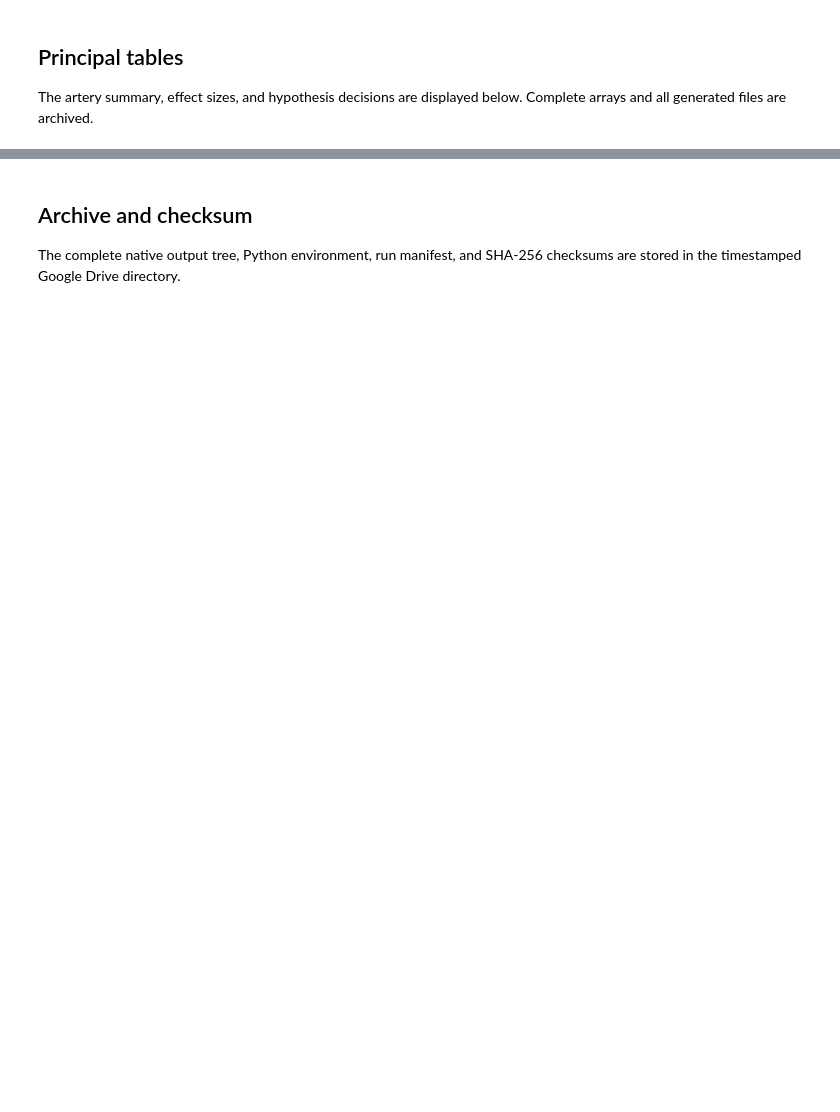
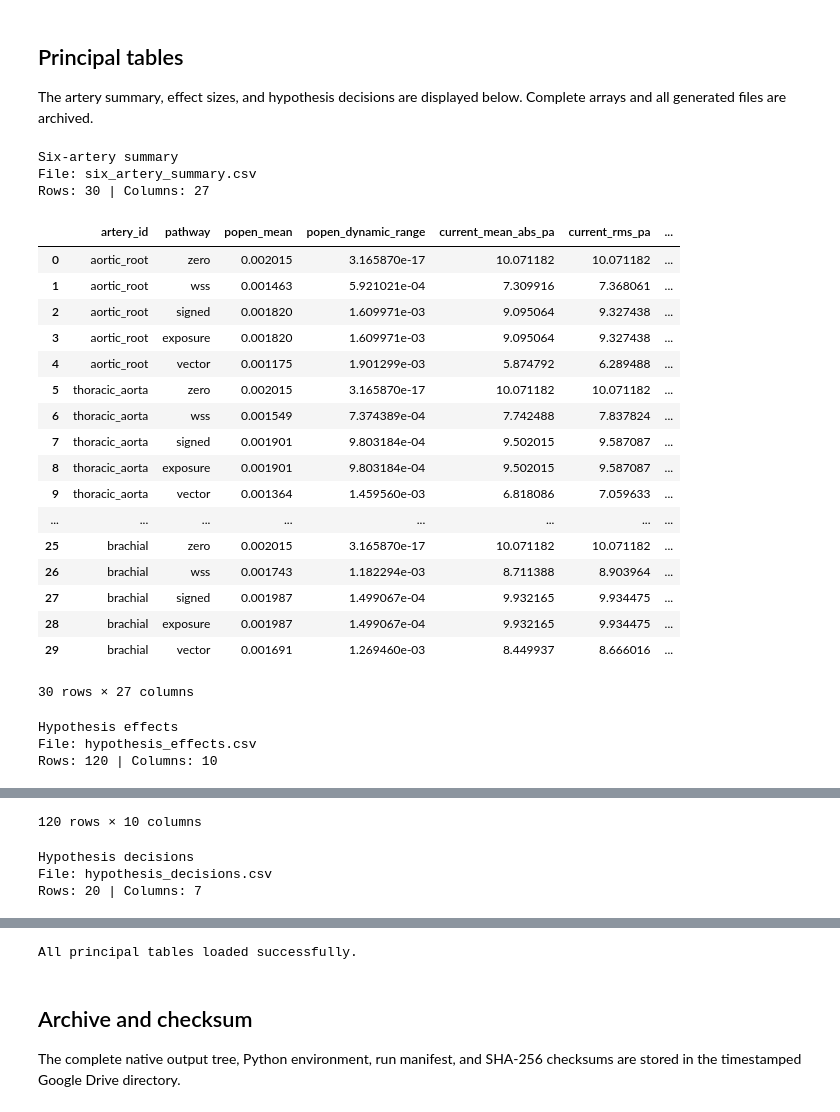
Before and after one commit to khalid-saqr/picoNewton, a Jupyter notebook: picoNewton_v4/notebooks/picoNewton_v4_colab.ipynb, the cells around one changed output, grey strips where cells are left out. Cells and saved outputs as stored; diff of their text form; code cells hidden in the pictures; blank space fills up the shorter version.

```diff
--- a/picoNewton_v4/notebooks/picoNewton_v4_colab.ipynb
+++ b/picoNewton_v4/notebooks/picoNewton_v4_colab.ipynb
@@ -110,7 +382,68 @@ print(json.dumps(validation_report,indent=2)); print('Figures:',len(figure_paths
 The artery summary, effect sizes, and hypothesis decisions are displayed below. Complete arrays and all generated files are archived.
 # %%
 from IPython.display import display
-for name in ('summary.csv','hypothesis_effects.csv','hypothesis_decisions.csv'):
-    p=LOCAL_OUTPUT/name
-    if not p.is_file(): raise FileNotFoundError(p)
-    print(name); display(pd.read_csv(p))
+import pandas as pd
+
+TABLES = {
+    "Six-artery summary": LOCAL_OUTPUT / "six_artery_summary.csv",
+    "Hypothesis effects": LOCAL_OUTPUT / "hypothesis_effects.csv",
+    "Hypothesis decisions": LOCAL_OUTPUT / "hypothesis_decisions.csv",
+}
+
+missing = [path for path in TABLES.values() if not path.is_file()]
+
+if missing:
+    available = sorted(
+        str(path.relative_to(LOCAL_OUTPUT))
+        for path in LOCAL_OUTPUT.rglob("*")
+        if path.is_file()
+    )
+
+    raise FileNotFoundError(
+        "Required principal table files are missing:\n"
+        + "\n".join(f"  - {path}" for path in missing)
+        + "\n\nFiles currently available in LOCAL_OUTPUT:\n"
+        + (
+            "\n".join(f"  - {name}" for name in available)
+            if available
+            else "  <none>"
+        )
+    )
+
+principal_tables = {}
+
+for title, path in TABLES.items():
+    frame = pd.read_csv(path)
+    principal_tables[title] = frame
+
+    print(f"\n{title}")
+    print(f"File: {path.name}")
+    print(f"Rows: {len(frame):,} | Columns: {len(frame.columns):,}")
+    display(frame)
+
+print("\nAll principal tables loaded successfully.")
+# %% [output]
+Six-artery summary
+File: six_artery_summary.csv
+Rows: 30 | Columns: 27
+|  | artery_id | pathway | popen_mean | popen_dynamic_range | current_mean_abs_pa | current_rms_pa | ... |
+| 0 | aortic_root | zero | 0.002015 | 3.165870e-17 | 10.071182 | 10.071182 | ... |
+| 1 | aortic_root | wss | 0.001463 | 5.921021e-04 | 7.309916 | 7.368061 | ... |
+| 2 | aortic_root | signed | 0.001820 | 1.609971e-03 | 9.095064 | 9.327438 | ... |
+| 3 | aortic_root | exposure | 0.001820 | 1.609971e-03 | 9.095064 | 9.327438 | ... |
+| 4 | aortic_root | vector | 0.001175 | 1.901299e-03 | 5.874792 | 6.289488 | ... |
+| 5 | thoracic_aorta | zero | 0.002015 | 3.165870e-17 | 10.071182 | 10.071182 | ... |
+| 6 | thoracic_aorta | wss | 0.001549 | 7.374389e-04 | 7.742488 | 7.837824 | ... |
+| 7 | thoracic_aorta | signed | 0.001901 | 9.803184e-04 | 9.502015 | 9.587087 | ... |
+| 8 | thoracic_aorta | exposure | 0.001901 | 9.803184e-04 | 9.502015 | 9.587087 | ... |
+| 9 | thoracic_aorta | vector | 0.001364 | 1.459560e-03 | 6.818086 | 7.059633 | ... |
+| ... | ... | ... | ... | ... | ... | ... | ... |
+| 25 | brachial | zero | 0.002015 | 3.165870e-17 | 10.071182 | 10.071182 | ... |
+| 26 | brachial | wss | 0.001743 | 1.182294e-03 | 8.711388 | 8.903964 | ... |
+| 27 | brachial | signed | 0.001987 | 1.499067e-04 | 9.932165 | 9.934475 | ... |
+| 28 | brachial | exposure | 0.001987 | 1.499067e-04 | 9.932165 | 9.934475 | ... |
+| 29 | brachial | vector | 0.001691 | 1.269460e-03 | 8.449937 | 8.666016 | ... |
+30 rows × 27 columns
+Hypothesis effects
+File: hypothesis_effects.csv
+Rows: 120 | Columns: 10
@@ -116,0 +462,4 @@ for name in ('summary.csv','hypothesis_effects.csv','hypothesis_decisions.csv'):
+120 rows × 10 columns
+Hypothesis decisions
+File: hypothesis_decisions.csv
+Rows: 20 | Columns: 7
@@ -117,3 +483,4 @@ for name in ('summary.csv','hypothesis_effects.csv','hypothesis_decisions.csv'):
+All principal tables loaded successfully.
 # %% [markdown]
 ## Archive and checksum
 The complete native output tree, Python environment, run manifest, and SHA-256 checksums are stored in the timestamped Google Drive directory.
```
Also changed, not shown: parts of 8 cells of this notebook.
